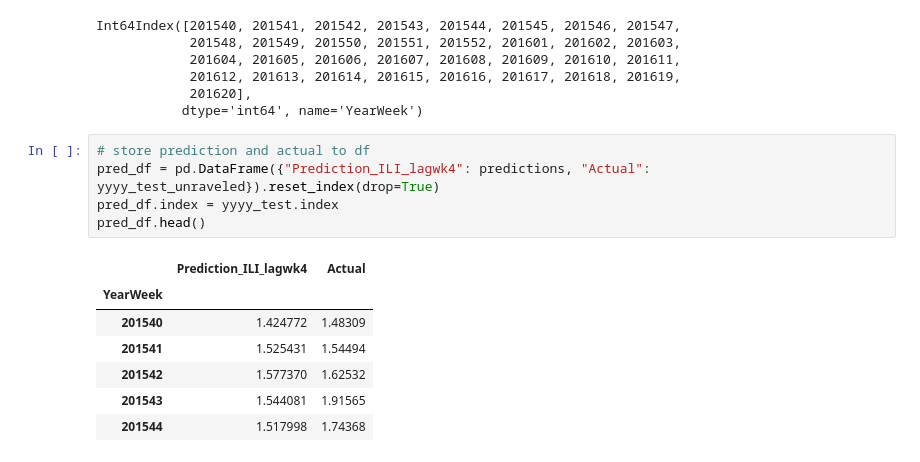
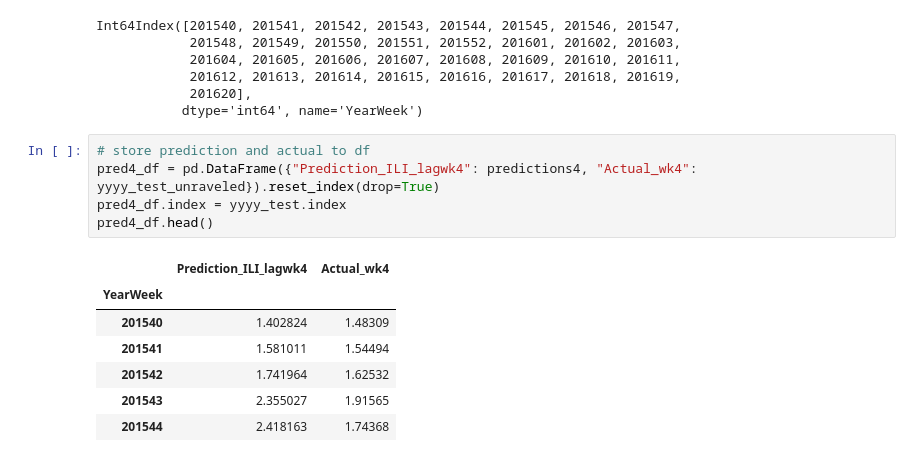
Before and after one commit to Anuujints/FinalUCBX, a Jupyter notebook: flu_indicator/data/ILINet_by_ILIweek_Gradient_Boost_Regressor.ipynb, the cells around one changed output. Drawn from its saved outputs; the diff is of its cells as text.

```diff
--- a/flu_indicator/data/ILINet_by_ILIweek_Gradient_Boost_Regressor.ipynb
+++ b/flu_indicator/data/ILINet_by_ILIweek_Gradient_Boost_Regressor.ipynb
@@ -428,14 +428,14 @@ Int64Index([201540, 201541, 201542, 201543, 201544, 201545, 201546, 201547,
            dtype='int64', name='YearWeek')
 # %%
 # store prediction and actual to df
-pred_df = pd.DataFrame({"Prediction_ILI_lagwk4": predictions, "Actual": yyyy_test_unraveled}).reset_index(drop=True)
-pred_df.index = yyyy_test.index
-pred_df.head()
+pred4_df = pd.DataFrame({"Prediction_ILI_lagwk4": predictions4, "Actual_wk4": yyyy_test_unraveled}).reset_index(drop=True)
+pred4_df.index = yyyy_test.index
+pred4_df.head()
 # %% [output]
-|  | Prediction_ILI_lagwk4 | Actual |
+|  | Prediction_ILI_lagwk4 | Actual_wk4 |
 | YearWeek |  |  |
-| 201540 | 1.424772 | 1.48309 |
-| 201541 | 1.525431 | 1.54494 |
-| 201542 | 1.577370 | 1.62532 |
-| 201543 | 1.544081 | 1.91565 |
-| 201544 | 1.517998 | 1.74368 |
+| 201540 | 1.402824 | 1.48309 |
+| 201541 | 1.581011 | 1.54494 |
+| 201542 | 1.741964 | 1.62532 |
+| 201543 | 2.355027 | 1.91565 |
+| 201544 | 2.418163 | 1.74368 |
```
Also changed, not shown: parts of 18 cells of this notebook, 5 other files.
